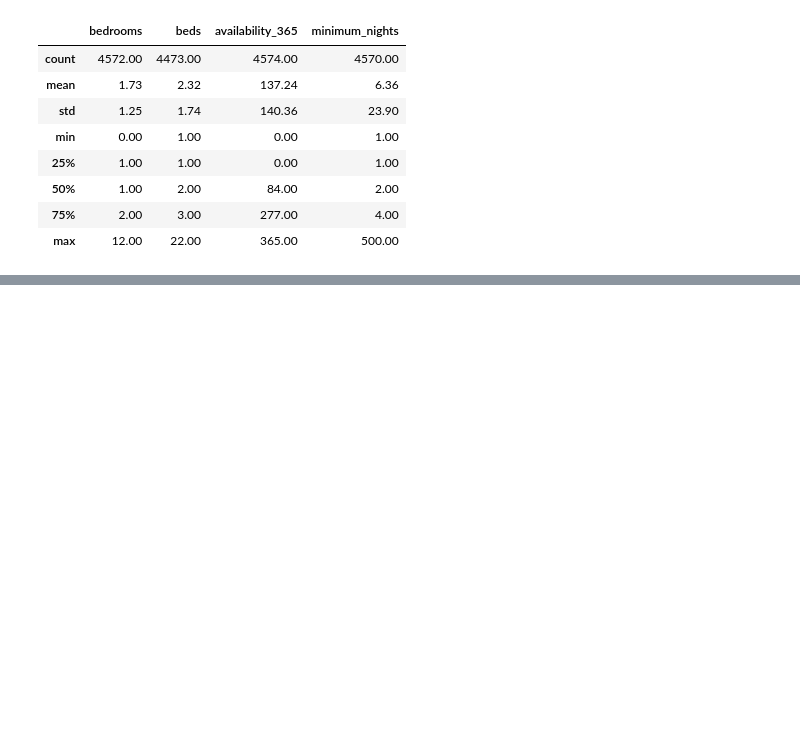
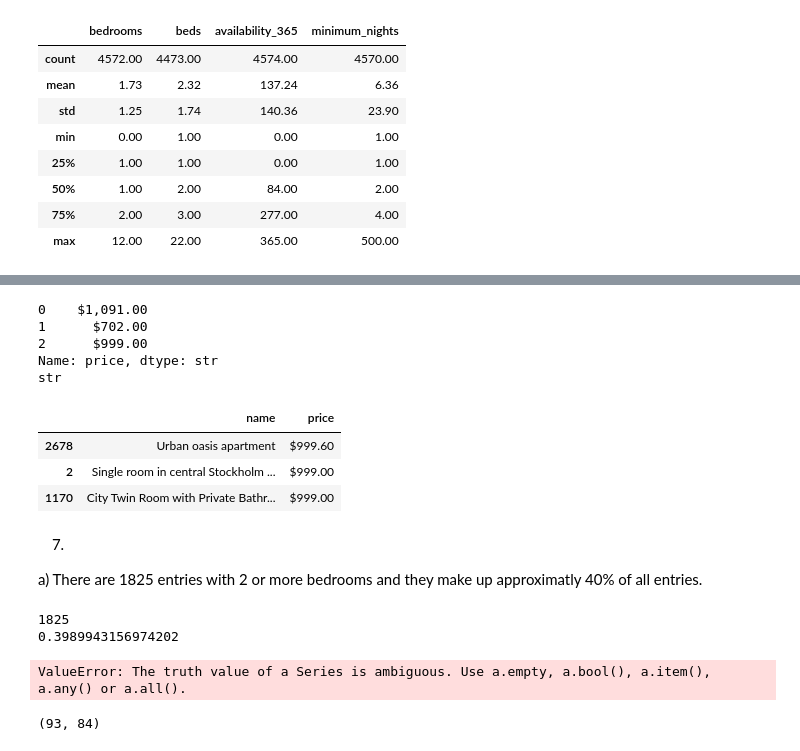
Before and after one commit to ChrisLofgreen/LABS_26-27, a Jupyter notebook: Data analysis/lab1.ipynb, the cells around one changed output, grey strips where cells are left out. Drawn from its saved outputs; the diff is of its cells as text; code cells hidden in the pictures; blank space fills up the shorter version.

```diff
--- a/Data analysis/lab1.ipynb
+++ b/Data analysis/lab1.ipynb
@@ -109,0 +132,36 @@ listings[["bedrooms", "beds", "availability_365", "minimum_nights"]].describe().
+# %%
+print(listings["price"].head(3))
+print(listings["price"].dtypes)
+# %% [output]
+0    $1,091.00
+1      $702.00
+2      $999.00
+Name: price, dtype: str
+str
+# %%
+listings[['name', 'price']].sort_values('price', ascending=False).head(3)
+# %% [output]
+|  | name | price |
+| 2678 | Urban oasis apartment | $999.60 |
+| 2 | Single room in central Stockholm ... | $999.00 |
+| 1170 | City Twin Room with Private Bathr... | $999.00 |
+# %% [markdown]
+7.
+
+a) There are 1825 entries with 2 or more bedrooms and they make up approximatly 40% of all entries.
+# %%
+two_or_more = listings["bedrooms"] >= 2
+
+print(two_or_more.sum())
+print(two_or_more.mean())
+# %% [output]
+1825
+0.3989943156974202
+# %%
+listings[(listings["neighbourhood_cleansed"] == "Östermalms") and (listings["room_type"] == "Entire home/apt") and (listings["bedrooms"] >= 2)]
+# %% [output]
+ValueError: The truth value of a Series is ambiguous. Use a.empty, a.bool(), a.item(), a.any() or a.all().
+# %%
+listings[(listings["neighbourhood_cleansed"] == "Östermalms") & (listings["room_type"] == "Entire home/apt") & (listings["bedrooms"] >= 2)].shape
+# %% [output]
+(93, 84)
```
Also changed, not shown: parts of 5 cells of this notebook.
